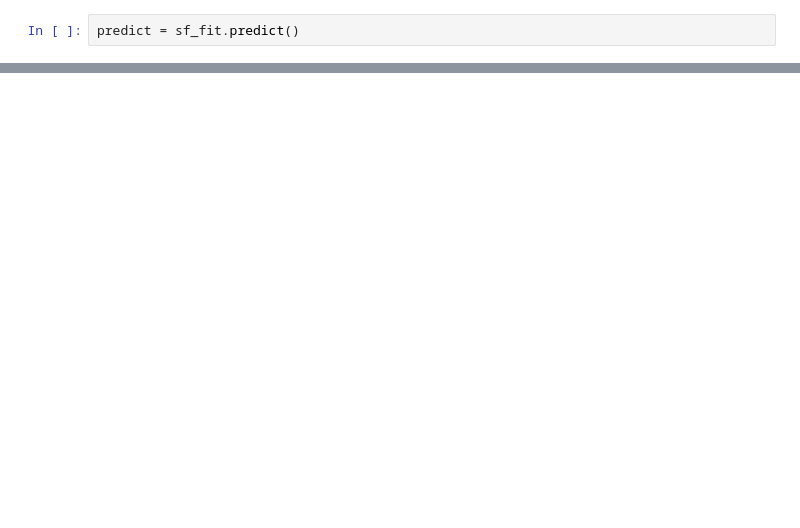
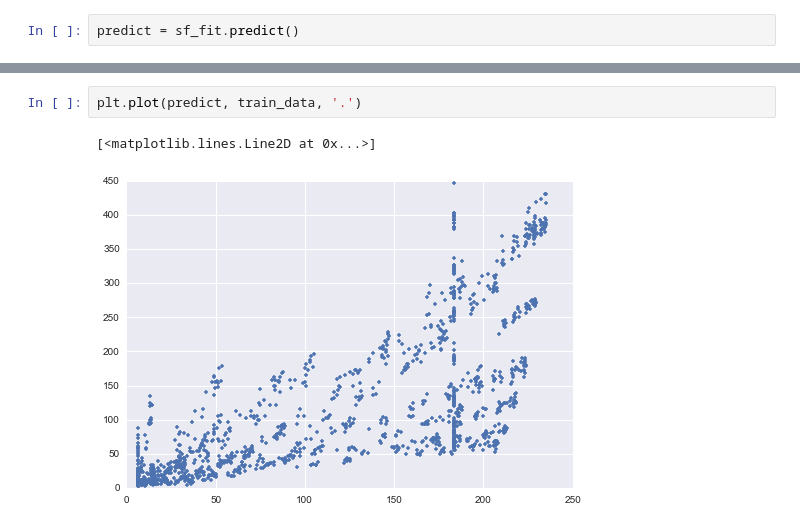
Before and after one commit to arokem/ISBI2015, a Jupyter notebook: SFM.ipynb, the cells around one changed output, grey strips where cells are left out. Cells and saved outputs as stored; diff of their text form; blank space fills up the shorter version.

```diff
--- a/SFM.ipynb
+++ b/SFM.ipynb
@@ -88,0 +115,5 @@ LSE(predict, train_data)
+# %%
+plt.plot(predict, train_data, '.')
+# %% [output]
+[<matplotlib.lines.Line2D at 0x...>]
+[figure, added]
```
Also changed, not shown: parts of 15 cells of this notebook.
